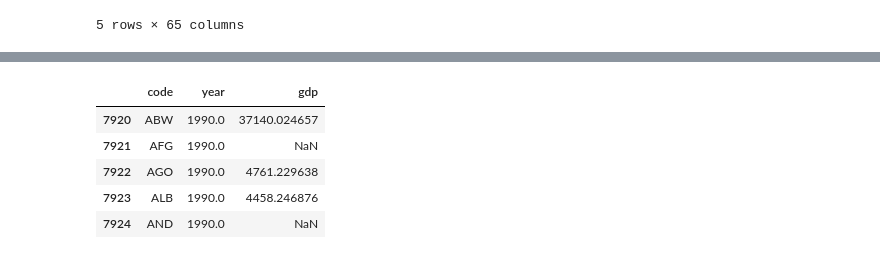
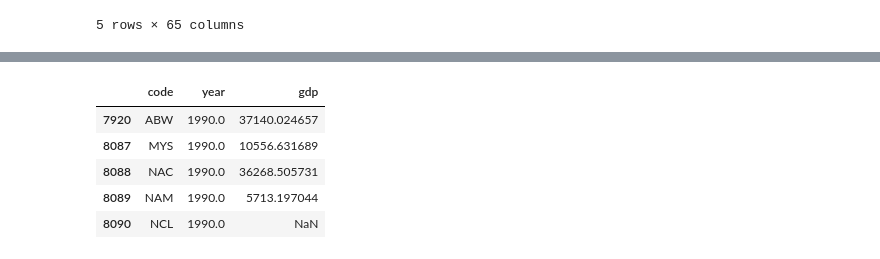
Before and after one commit to Hannemit/data_science_projects, a Jupyter notebook: notebooks/4_suicides_and_other_stats.ipynb, the cells around one changed output, grey strips where cells are left out. Drawn from its saved outputs; the diff is of its cells as text; code cells hidden in the pictures.

```diff
--- a/notebooks/4_suicides_and_other_stats.ipynb
+++ b/notebooks/4_suicides_and_other_stats.ipynb
@@ -48,8 +49,15 @@ assert len(gdp) == num_years * num_countries, "Need every unique (country, year)
 null_codes = gdp[gdp["gdp"].isnull()]["code"].value_counts()
 null_codes = list(null_codes[null_codes < num_years - 1].index)
 
-# replace nans with nearest neighbours means. TODO: finish this (even though it doesn't replace anything).
-# maybe forward fill or backward fill just single years?
+# replace nans with nearest neighbours means (I checked, and this doesn't actually do anything). The nans are all
+# are a block at the start or a block at the end
+gdp = gdp.sort_values(by="year")
 for code in null_codes:
-    data = gdp[gdp["code"] == code].sort_values(by="year")
-    data["gdp"] = (data["gdp"].fillna(method='ffill') + data["gdp"].fillna(method='bfill'))/2
+    gdp.loc[gdp["code"] == code, "gdp"] = (gdp.loc[gdp["code"] == code,"gdp"].fillna(method='ffill') + gdp.loc[gdp["code"] == code,"gdp"].fillna(method='bfill'))/2
+
+    # if just a single nan, forward fill or backward fill
+    if gdp.loc[gdp["code"] == code].isnull().sum()["gdp"] < 5:
+        print(code)
+        gdp.loc[gdp["code"] == code,"gdp"] = gdp.loc[gdp["code"] == code,"gdp"].fillna(method='ffill')
+        if gdp.loc[gdp["code"] == code].isnull().sum()["gdp"] < 5:
+            gdp.loc[gdp["code"] == code,"gdp"] = gdp.loc[gdp["code"] == code,"gdp"].fillna(method='bfill')
@@ -56,9 +72,9 @@ for code in null_codes:
 # %%
-sub.head()
+gdp.head()
 # %% [output]
 |  | code | year | gdp |
 | 7920 | ABW | 1990.0 | 37140.024657 |
-| 7921 | AFG | 1990.0 | NaN |
-| 7922 | AGO | 1990.0 | 4761.229638 |
-| 7923 | ALB | 1990.0 | 4458.246876 |
-| 7924 | AND | 1990.0 | NaN |
+| 8087 | MYS | 1990.0 | 10556.631689 |
+| 8088 | NAC | 1990.0 | 36268.505731 |
+| 8089 | NAM | 1990.0 | 5713.197044 |
+| 8090 | NCL | 1990.0 | NaN |
```
Also changed, not shown: parts of 24 cells of this notebook, 1 other file.
